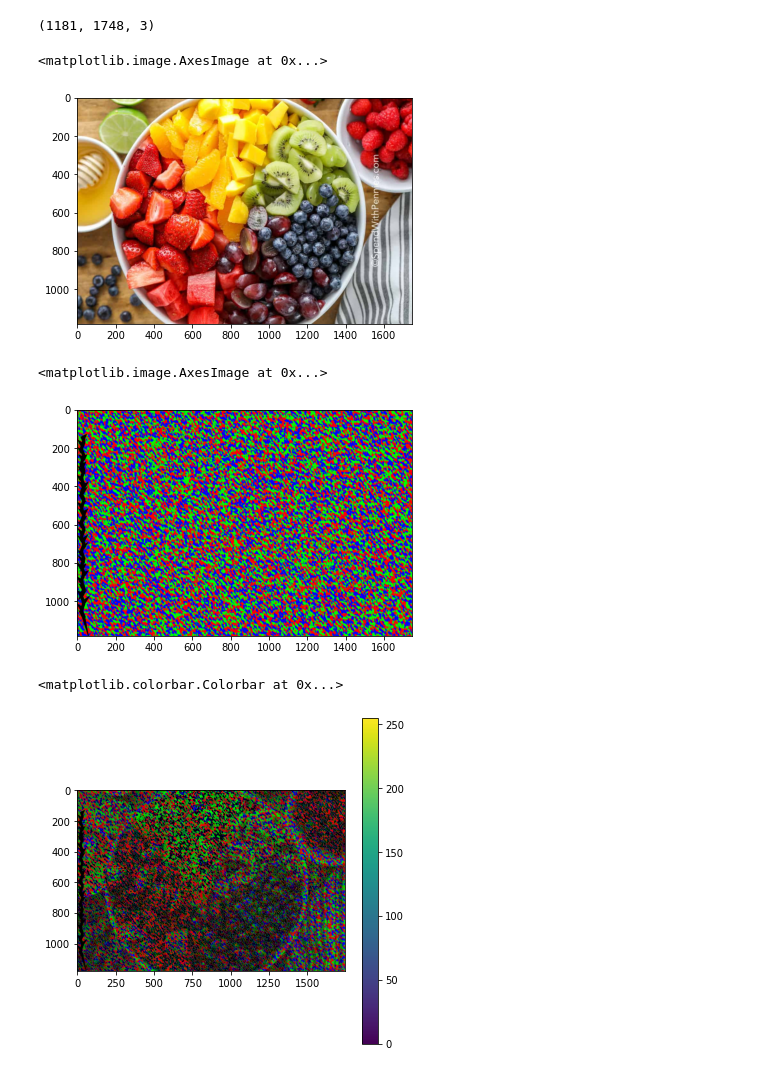
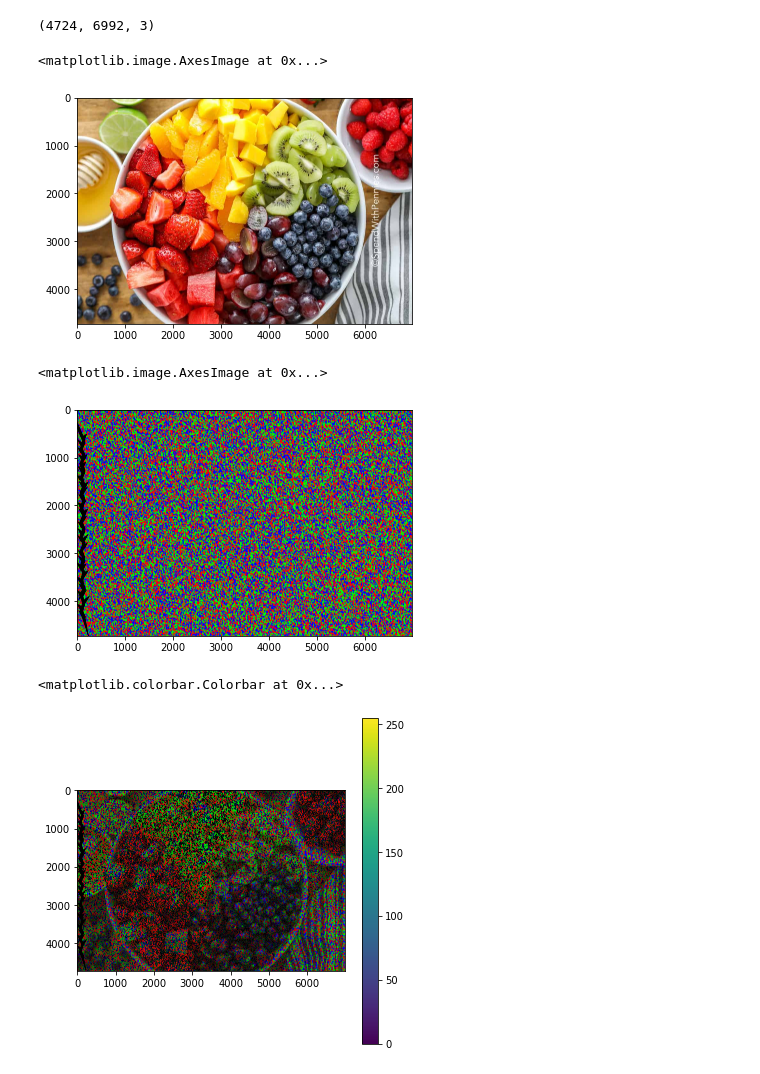
Before and after one commit to Leviticoos/Digichrome, a Jupyter notebook: Film Maker.ipynb, the cells around one changed output. Saved outputs shown, nothing was run; the diff lists cells and outputs as text; code cells hidden in the pictures.

```diff
--- a/Film Maker.ipynb
+++ b/Film Maker.ipynb
@@ -14,7 +14,7 @@ from skimage.io import imread
 from skimage.transform import rotate, resize
 # %%
 #open files
-colorFilter = imread('Vine-1/vine_RGB_0.2_1.png')
+colorFilter = imread('vine_RGB_0.1.png')
 colorFilter = colorFilter[:,:,0:3]
 image = imread('Fruit.jpg')
 image = cv2.rotate(image, cv2.cv2.ROTATE_90_COUNTERCLOCKWISE)
@@ -26,25 +26,25 @@ image = cv2.resize(image, shape, interpolation = cv2.INTER_AREA)
 plt.figure(figsize=(6,6))
 plt.imshow(image)
 # %% [output]
-(1181, 1748, 3)
+(4724, 6992, 3)
 <matplotlib.image.AxesImage at 0x...>
-[figure, old version]
+[figure, new version]
 # %%
 plt.figure(figsize=(6,6))
 plt.imshow(colorFilter)
 # %% [output]
 <matplotlib.image.AxesImage at 0x...>
-[figure, old version]
+[figure, new version]
 # %%
-comp = (255-image) * (colorFilter)
+comp = ((255-image) * (colorFilter))
 
 plt.figure(figsize=(6,6))
 
 plt.imshow(comp)
 plt.colorbar()
 # %% [output]
 <matplotlib.colorbar.Colorbar at 0x...>
-[figure, old version]
+[figure, new version]
 # %%
 grey = cv2.cvtColor(comp, cv2.COLOR_BGR2GRAY)
 
```
Also changed, not shown: parts of 4 cells of this notebook, 6 other files.
